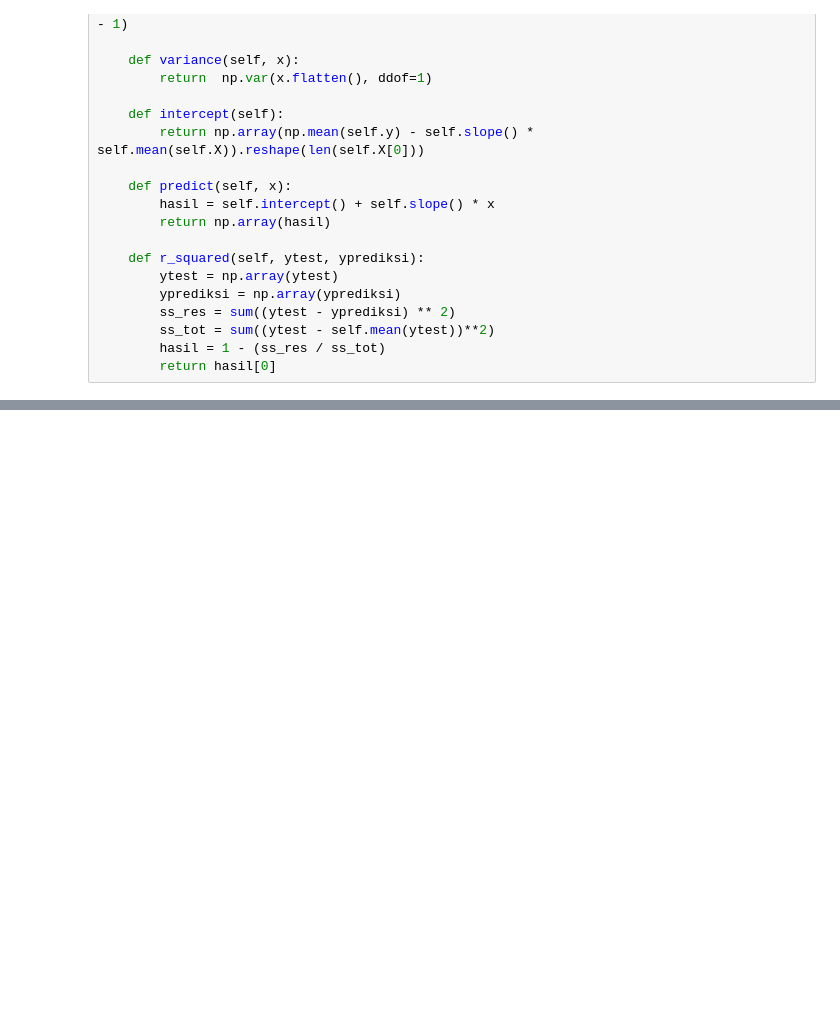
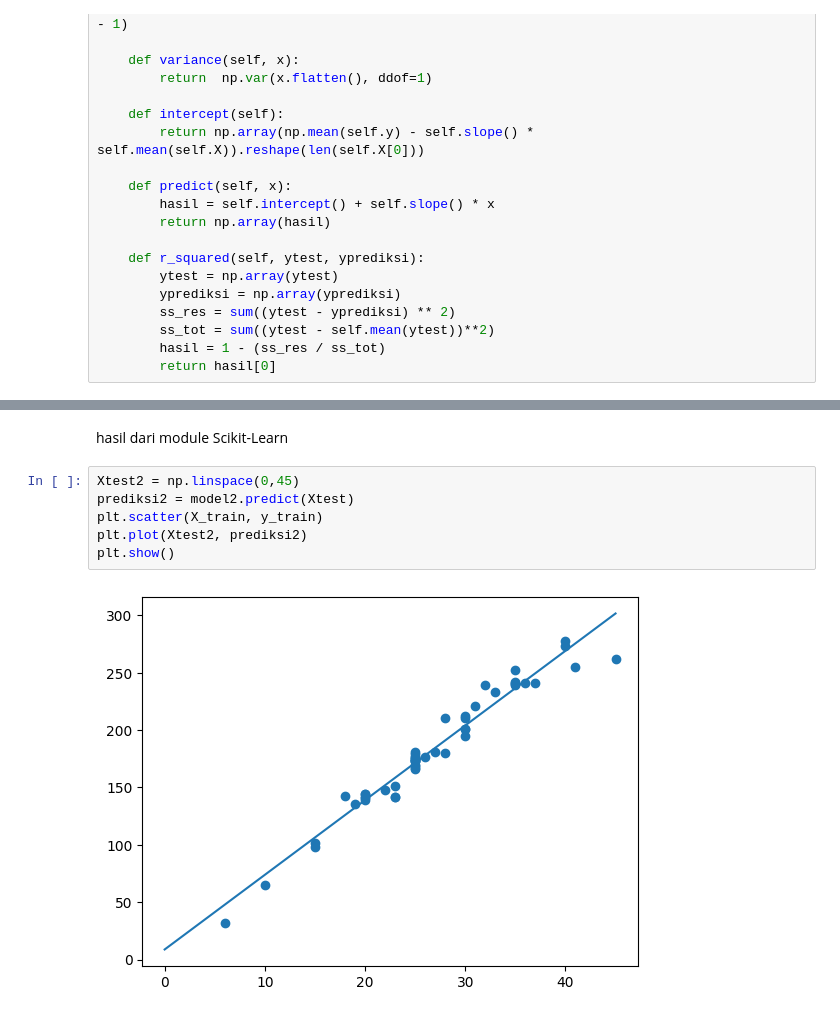
Before and after one commit to sopyansyauri/Linear_Regresion, a Jupyter notebook: LR.ipynb, the cells around one changed output, grey strips where cells are left out. Cells and saved outputs as stored; diff of their text form; blank space fills up the shorter version.

```diff
--- a/LR.ipynb
+++ b/LR.ipynb
@@ -114,0 +131,10 @@ prediksi: [[203.49397984]
+# %% [markdown]
+hasil dari module Scikit-Learn
+# %%
+Xtest2 = np.linspace(0,45)
+prediksi2 = model2.predict(Xtest)
+plt.scatter(X_train, y_train)
+plt.plot(Xtest2, prediksi2)
+plt.show()
+# %% [output]
+[figure, added]
```
Also changed, not shown: parts of 5 cells of this notebook, 1 other file.
